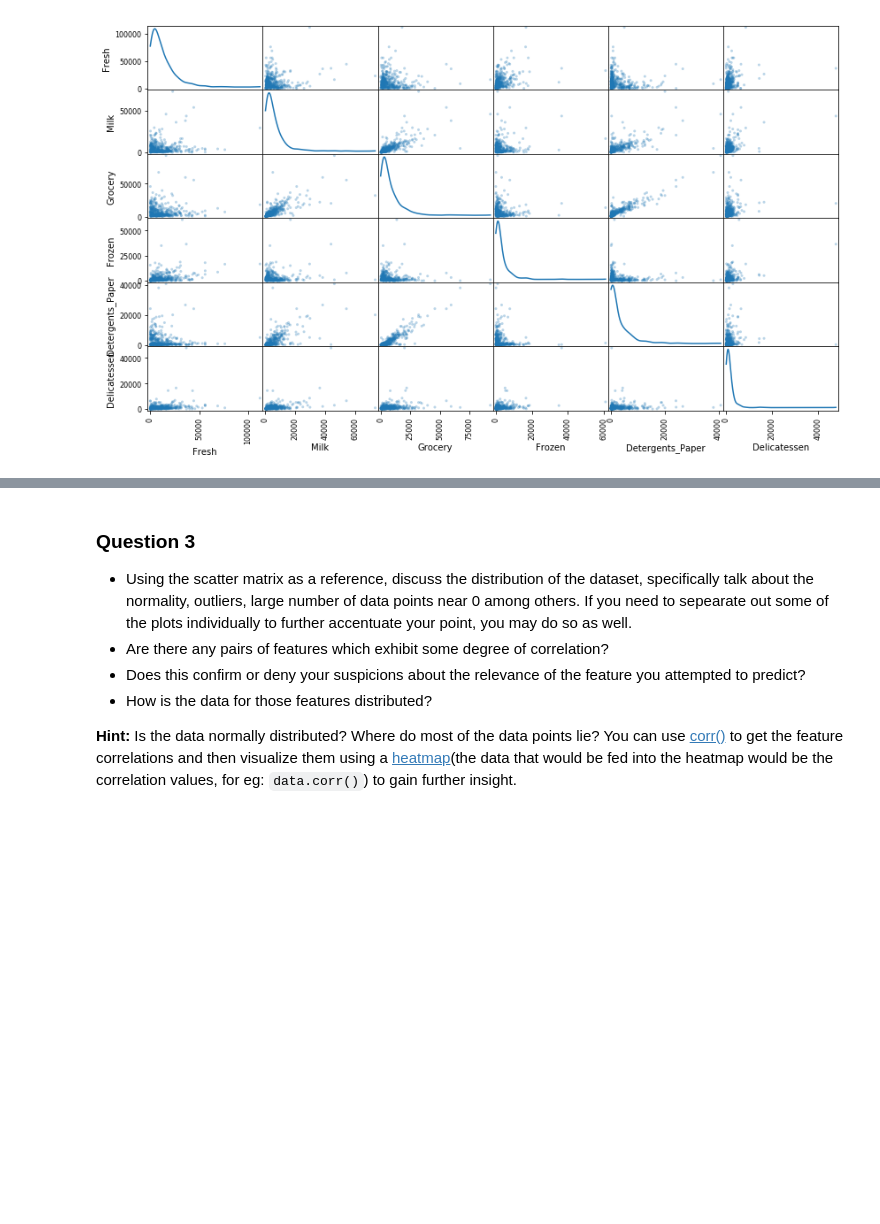
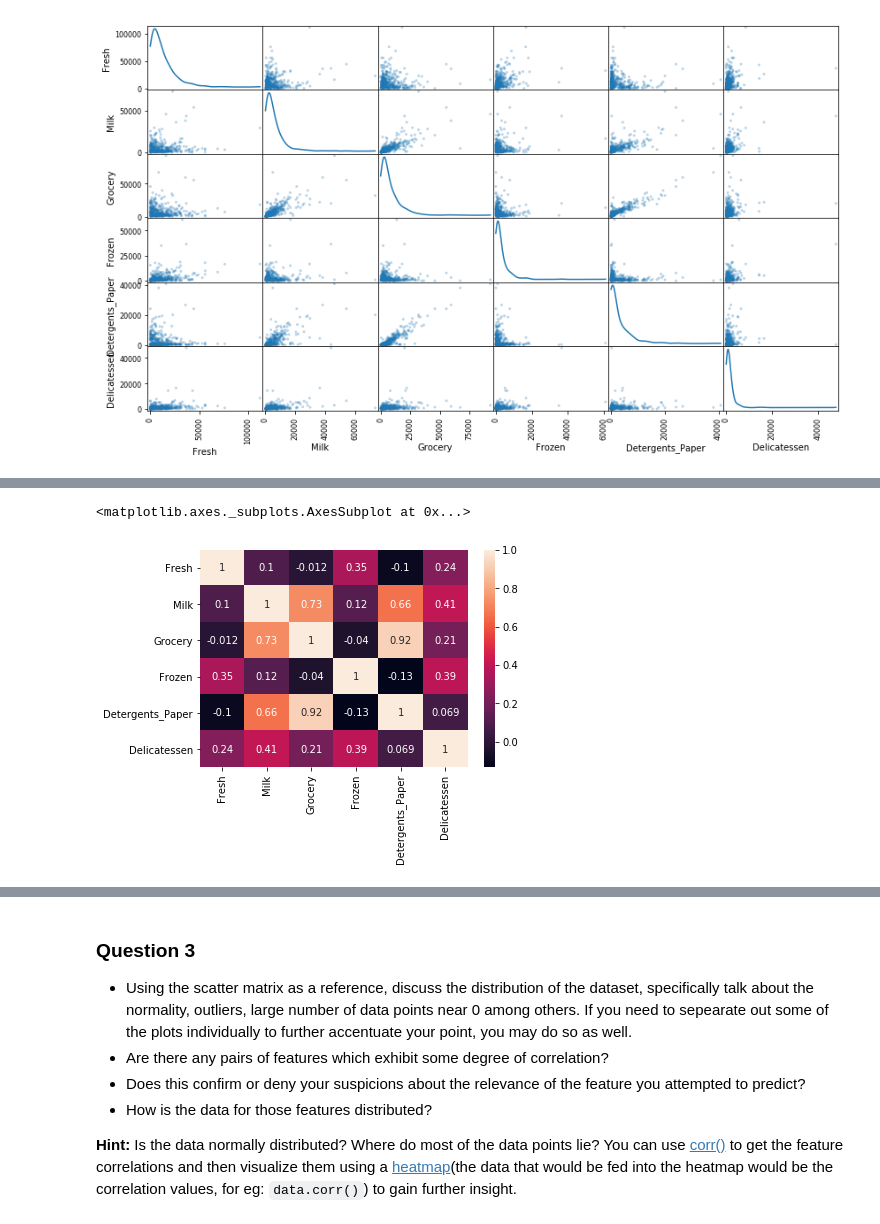
Before and after one commit to samiriff/MLND-customer-segments, a Jupyter notebook: customer_segments.ipynb, the cells around one changed output, grey strips where cells are left out. Saved outputs shown, nothing was run; the diff lists cells and outputs as text; code cells hidden in the pictures; blank space fills up the shorter version.

Commit message:
Added analysis of data distribution and correlation

```diff
--- a/customer_segments.ipynb
+++ b/customer_segments.ipynb
@@ -248,0 +259,5 @@ pd.plotting.scatter_matrix(data, alpha = 0.3, figsize = (14,8), diagonal = 'kde'
+# %%
+sns.heatmap(data.corr(), annot=True)
+# %% [output]
+<matplotlib.axes._subplots.AxesSubplot at 0x...>
+[figure, added]
```
Also changed, not shown: parts of 7 cells of this notebook.
